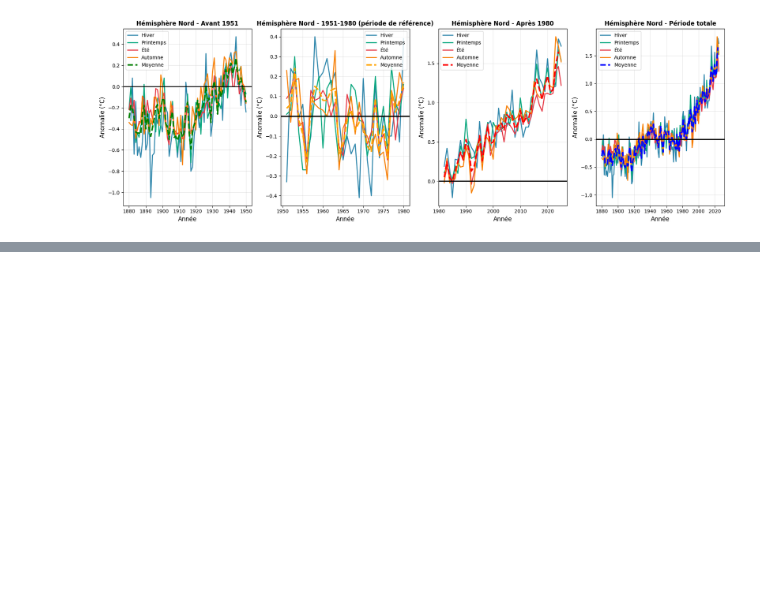
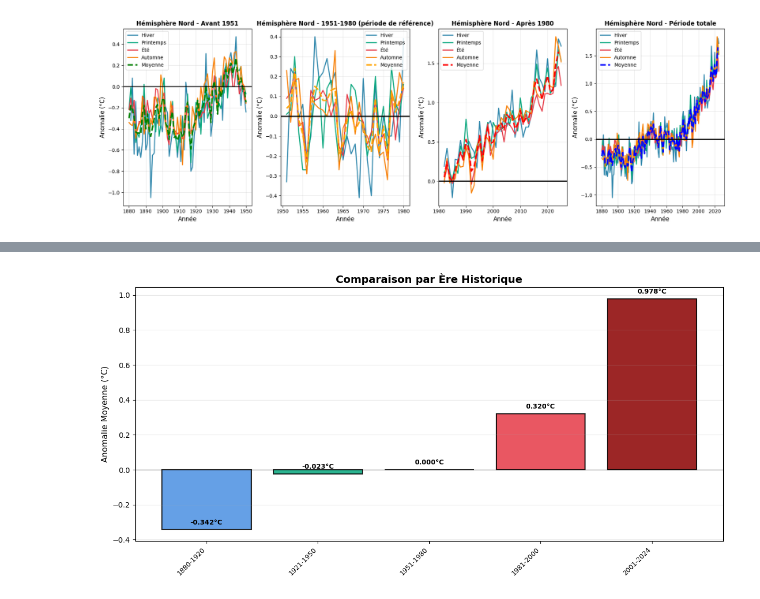
Before and after one commit to VinchC/projet, a Jupyter notebook: northern.ipynb, the cells around one changed output, grey strips where cells are left out. Saved outputs shown, nothing was run; the diff lists cells and outputs as text; code cells hidden in the pictures; blank space fills up the shorter version.

```diff
--- a/northern.ipynb
+++ b/northern.ipynb
@@ -8,5 +8,5 @@ import statsmodels.api as sm
 import seaborn as sns
 
 pd.set_option('display.max_columns', None)
-df = pd.read_csv(filepath_or_buffer = './data/NH.Ts+dSST.csv', sep = ',', header = 0, low_memory=False)
+df_northern = pd.read_csv(filepath_or_buffer = './data/NH.Ts+dSST.csv', sep = ',', header = 0, low_memory=False)
 # %%
@@ -284,14 +275,12 @@ plt.show()
 # %%
-E
-
 #Comparaison par période historique
 
 #périodes à comparer
 periodes = [
     ('1880-1920', 1880, 1920, '#4A90E2'),
     ('1921-1950', 1921, 1950, '#06A77D'),
-    ('1951-1976', 1951, 1976, '#F77F00'),
-    ('1977-2000', 1977, 2000, '#E63946'),
+    ('1951-1980', 1951, 1980, '#F77F00'),
+    ('1981-2000', 1981, 2000, '#E63946'),
     ('2001-2024', 2001, 2024, '#8B0000')
 ]
 
@@ -302,7 +291,7 @@ couleurs = []     # Couleurs
 
 for nom, debut, fin, couleur in periodes:
     #>Filtrer les données pour cette période
-    donnees_periode = df[(df['Year'] >= debut) & (df['Year'] <= fin)]['J-D']
+    donnees_periode = df_northern[(df_northern['Year'] >= debut) & (df_northern['Year'] <= fin)]['J-D']
 
     #>Calculer la moyenne
     moyenne = donnees_periode.mean()
@@ -311,34 +300,36 @@ for nom, debut, fin, couleur in periodes:
     labels.append(nom)
     moyennes.append(moyenne)
     couleurs.append(couleur)
 
 # graphique
 fig, ax = plt.subplots(figsize=(12, 6))
 
 positions = range(len(labels))  # 0, 1, 2, 3, 4
 bars = ax.bar(positions, moyennes, color=couleurs,
               edgecolor='black', linewidth=1.5, alpha=0.85)
 
 #Ajouter les valeurs au-dessus des barres
 for i, (bar, valeur) in enumerate(zip(bars, moyennes)):
     hauteur = bar.get_height()
     ax.text(i, hauteur + 0.02, f'{valeur:.3f}°C',
             ha='center', va='bottom', fontsize=9, fontweight='bold')
 
 #Ajouter une ligne à 0
 ax.axhline(0, color='black', linewidth=1, alpha=0.4)
 
 #Personnaliser les axes
 ax.set_xticks(positions)
 ax.set_xticklabels(labels, fontsize=9, rotation=45, ha='right')
 ax.set_title('Comparaison par Ère Historique', fontsize=14, fontweight='bold')
 ax.set_ylabel('Anomalie Moyenne (°C)', fontsize=11)
 ax.grid(axis='y', alpha=0.3)
 
 
 plt.tight_layout()
-plt.savefig('comparaison_periodes.png', dpi=300, bbox_inches='tight')
+plt.savefig('./images/comparaison_periodes.png', dpi=300, bbox_inches='tight')
 plt.show()
+# %% [output]
+[figure, added]
 # %%
 from scipy.stats import linregress
 # %%
```
Also changed, not shown: parts of 44 cells of this notebook, 9 other files.
